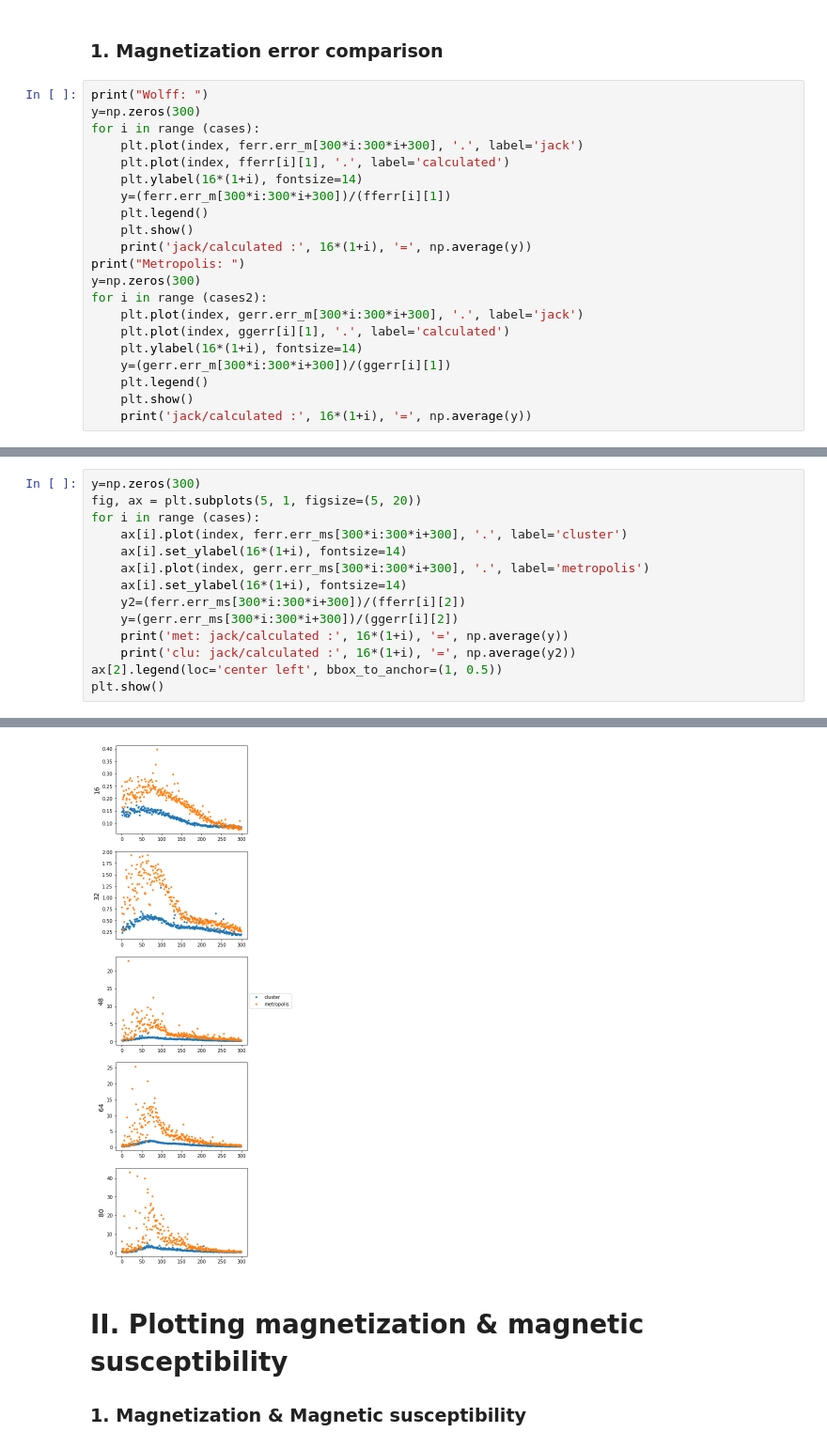
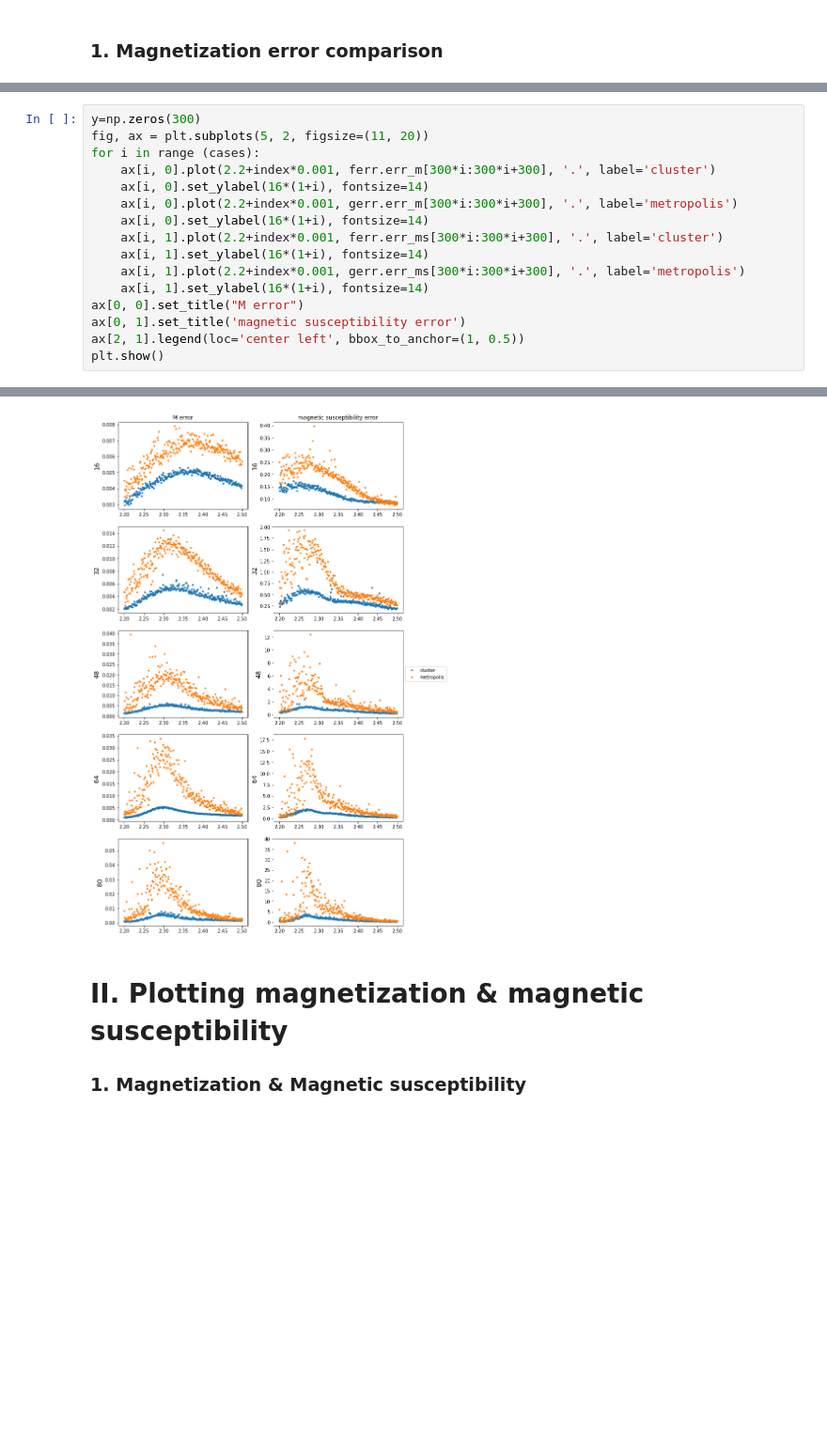
Before and after one commit to aadeliee22/MCMCIsing_SLMC, a Jupyter notebook: python/2nd+4th/plot_cluster.ipynb, the cells around one changed output, grey strips where cells are left out. Shown at 94% size. Cells and saved outputs as stored; diff of their text form; blank space fills up the shorter version.

Commit message:
error

```diff
--- a/python/2nd+4th/plot_cluster.ipynb
+++ b/python/2nd+4th/plot_cluster.ipynb
@@ -120,24 +120,3 @@ plt.show()
 [figure]
 # %% [markdown]
 ### 1. Magnetization error comparison
-# %%
-print("Wolff: ")
-y=np.zeros(300)
-for i in range (cases):
-    plt.plot(index, ferr.err_m[300*i:300*i+300], '.', label='jack')
-    plt.plot(index, fferr[i][1], '.', label='calculated')
-    plt.ylabel(16*(1+i), fontsize=14)
-    y=(ferr.err_m[300*i:300*i+300])/(fferr[i][1])
-    plt.legend()
-    plt.show()
-    print('jack/calculated :', 16*(1+i), '=', np.average(y))
-print("Metropolis: ")
-y=np.zeros(300)
-for i in range (cases2):
-    plt.plot(index, gerr.err_m[300*i:300*i+300], '.', label='jack')
-    plt.plot(index, ggerr[i][1], '.', label='calculated')
-    plt.ylabel(16*(1+i), fontsize=14)
-    y=(gerr.err_m[300*i:300*i+300])/(ggerr[i][1])
-    plt.legend()
-    plt.show()
-    print('jack/calculated :', 16*(1+i), '=', np.average(y))
@@ -161,15 +123,17 @@ Metropolis:
 # %%
 y=np.zeros(300)
-fig, ax = plt.subplots(5, 1, figsize=(5, 20))
+fig, ax = plt.subplots(5, 2, figsize=(11, 20))
 for i in range (cases):
-    ax[i].plot(index, ferr.err_ms[300*i:300*i+300], '.', label='cluster')
-    ax[i].set_ylabel(16*(1+i), fontsize=14)
-    ax[i].plot(index, gerr.err_ms[300*i:300*i+300], '.', label='metropolis')
-    ax[i].set_ylabel(16*(1+i), fontsize=14)
-    y2=(ferr.err_ms[300*i:300*i+300])/(fferr[i][2])
-    y=(gerr.err_ms[300*i:300*i+300])/(ggerr[i][2])
-    print('met: jack/calculated :', 16*(1+i), '=', np.average(y))
-    print('clu: jack/calculated :', 16*(1+i), '=', np.average(y2))
-ax[2].legend(loc='center left', bbox_to_anchor=(1, 0.5))
+    ax[i, 0].plot(2.2+index*0.001, ferr.err_m[300*i:300*i+300], '.', label='cluster')
+    ax[i, 0].set_ylabel(16*(1+i), fontsize=14)
+    ax[i, 0].plot(2.2+index*0.001, gerr.err_m[300*i:300*i+300], '.', label='metropolis')
+    ax[i, 0].set_ylabel(16*(1+i), fontsize=14)
+    ax[i, 1].plot(2.2+index*0.001, ferr.err_ms[300*i:300*i+300], '.', label='cluster')
+    ax[i, 1].set_ylabel(16*(1+i), fontsize=14)
+    ax[i, 1].plot(2.2+index*0.001, gerr.err_ms[300*i:300*i+300], '.', label='metropolis')
+    ax[i, 1].set_ylabel(16*(1+i), fontsize=14)
+ax[0, 0].set_title("M error")
+ax[0, 1].set_title('magnetic susceptibility error')
+ax[2, 1].legend(loc='center left', bbox_to_anchor=(1, 0.5))
 plt.show()
 # %% [output]
@@ -186,4 +140,4 @@ clu: jack/calculated : 80 = 3.1137321181975413
-[figure, old version]
+[figure, new version]
 # %% [markdown]
 # II. Plotting magnetization & magnetic susceptibility
 ### 1. Magnetization & Magnetic susceptibility
```
Also changed, not shown: parts of 3 cells of this notebook, 3 other files.
